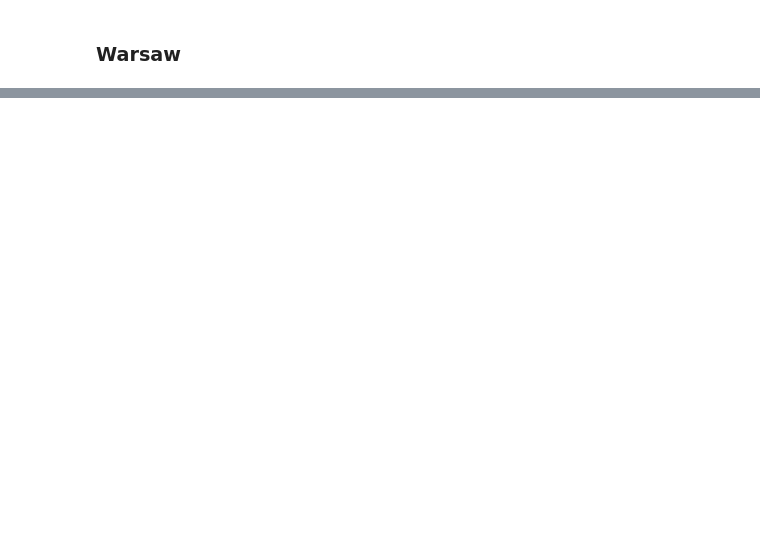
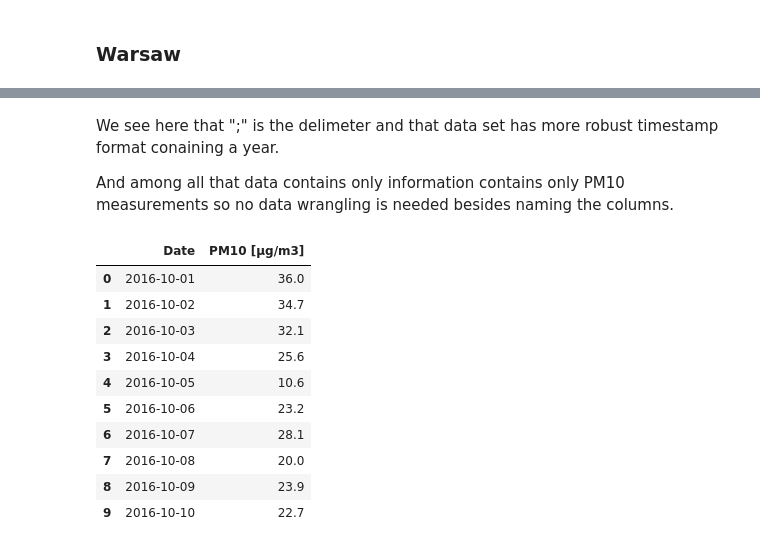
Before and after one commit to msznajder/bitcoin_price_changes_quick_analysis, a Jupyter notebook: #001 How does daily PM10 air pollution level differs between Kraków and Warsaw? (09-10-2017).ipynb, the cells around one changed output, grey strips where cells are left out. Cells and saved outputs as stored; diff of their text form; code cells hidden in the pictures; blank space fills up the shorter version.

```diff
--- a/#001 How does daily PM10 air pollution level differs between Kraków and Warsaw? (09-10-2017).ipynb
+++ b/#001 How does daily PM10 air pollution level differs between Kraków and Warsaw? (09-10-2017).ipynb
@@ -54,0 +136,4 @@ Let's now iterate through all 12 csv files, read them and merge into one DataFra
+# %% [markdown]
+We see here that ";" is the delimeter and that data set has more robust timestamp format conaining a year.
+
+And among all that data contains only information contains only PM10 measurements so no data wrangling is needed besides naming the columns.
@@ -54,0 +142,14 @@ Let's now iterate through all 12 csv files, read them and merge into one DataFra
+# %%
+warszawa_df.head(10)
+# %% [output]
+|  | Date | PM10 [µg/m3] |
+| 0 | 2016-10-01 | 36.0 |
+| 1 | 2016-10-02 | 34.7 |
+| 2 | 2016-10-03 | 32.1 |
+| 3 | 2016-10-04 | 25.6 |
+| 4 | 2016-10-05 | 10.6 |
+| 5 | 2016-10-06 | 23.2 |
+| 6 | 2016-10-07 | 28.1 |
+| 7 | 2016-10-08 | 20.0 |
+| 8 | 2016-10-09 | 23.9 |
+| 9 | 2016-10-10 | 22.7 |
```
Also changed, not shown: parts of 18 cells of this notebook, 1 other file.
